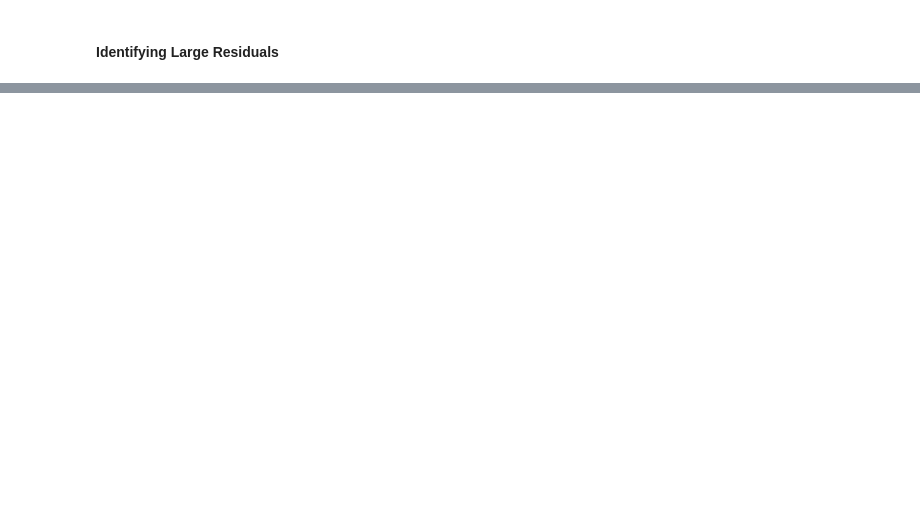
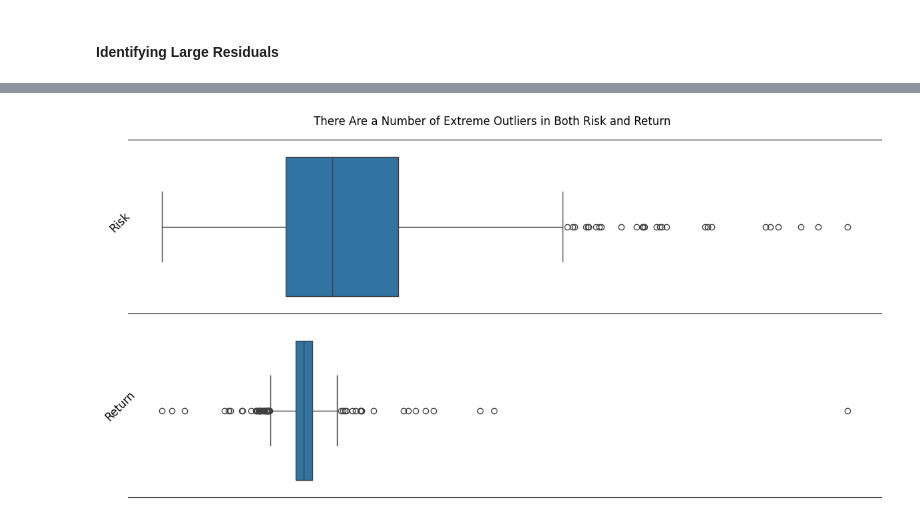
Before and after one commit to JamieW365/trading_algos, a Jupyter notebook: notebooks/data processing/identifying_outliers.ipynb, the cells around one changed output, grey strips where cells are left out. Cells and saved outputs as stored; diff of their text form; code cells hidden in the pictures; blank space fills up the shorter version.

```diff
--- a/notebooks/data processing/identifying_outliers.ipynb
+++ b/notebooks/data processing/identifying_outliers.ipynb
@@ -268,0 +275,54 @@ dtype: int64
+# %%
+df_stocks = df_stocks.drop(problem_tickers, axis=1, level=1)
+# %%
+log_prices = np.log(df_stocks.Close)
+ht(log_prices)
+# 3 Month Rolling Returns
+log_returns = log_prices - log_prices.shift(63)
+
+# Calculate Log Risk / Return
+df_agg = log_returns.agg({'mean', 'std'}).rename({'mean': 'Return', 'std': 'Risk'}).T
+
+# Annualize Log Risk / Return
+df_agg = df_agg * (np.sqrt(4), 4)
+# Calculate Thresholds For Outliers
+lq = df_agg.quantile(0.25)
+uq = df_agg.quantile(0.75)
+iqr = uq - lq
+lo = lq - 1.5*iqr
+uo = uq + 1.5*iqr
+
+# Identify stocks that sit beyond outlier thresholds for risk or return
+df_outliers = df_agg[((df_agg > uo) | (df_agg < lo))\
+                     .any(axis=1)]\
+                        .sort_values(['Risk', 'Return'], ascending=False)
+
+# Save list of tickers of potential outliers
+outliers = df_outliers.index.to_list()
+df_outliers.head()
+fig, ax = plt.subplots(2,1, figsize=(12,6), tight_layout=True)
+plt.suptitle('There Are a Number of Extreme Outliers in Both Risk and Return')
+
+ax[0].spines[['left','right']].set_visible(False)
+ax[0].tick_params(top=False,
+                  bottom=False,
+                  left=False,
+                  right=False,
+                  labelleft=False,
+                  labelbottom=False)
+ax[0].set_ylabel('Risk', rotation=45, fontsize=12)
+sns.boxplot(df_agg[['Risk']], ax=ax[0], orient='h')
+
+ax[1].spines[['left','top','right']].set_visible(False)
+ax[1].tick_params(top=False,
+                  bottom=False,
+                  left=False,
+                  right=False,
+                  labelleft=False,
+                  labelbottom=False)
+ax[1].set_ylabel('Return', rotation=45, fontsize=12)
+sns.boxplot(df_agg[['Return']], ax=ax[1], orient='h')
+
+plt.show();
+# %% [output]
+[figure, added]
```
Also changed, not shown: parts of 35 cells of this notebook.
